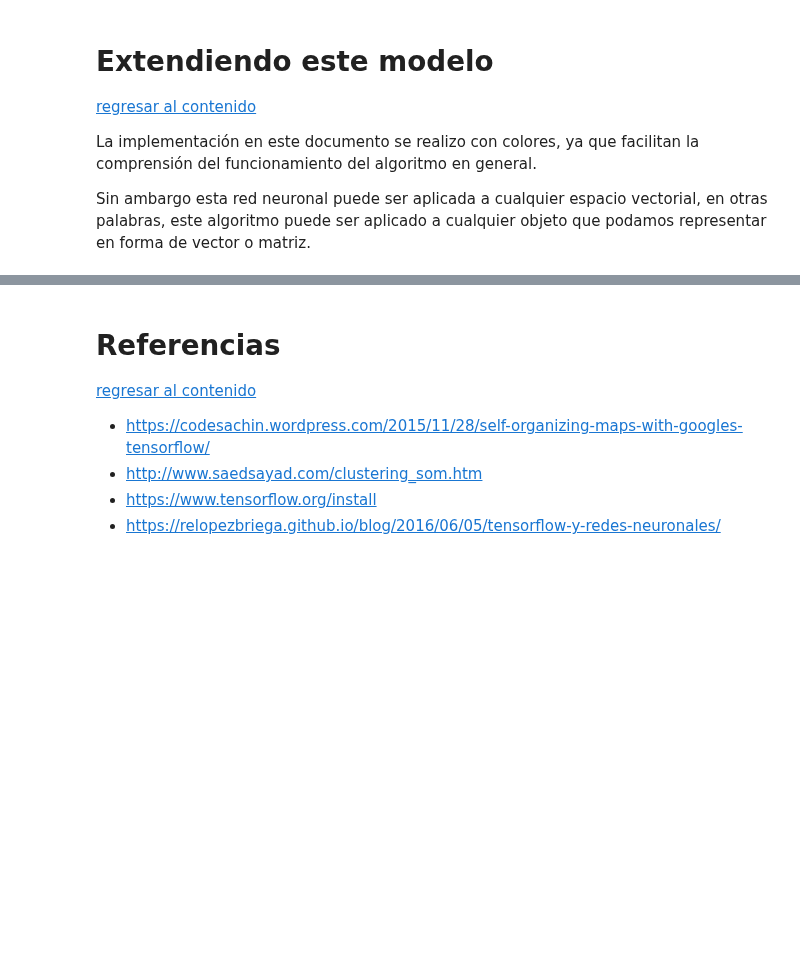
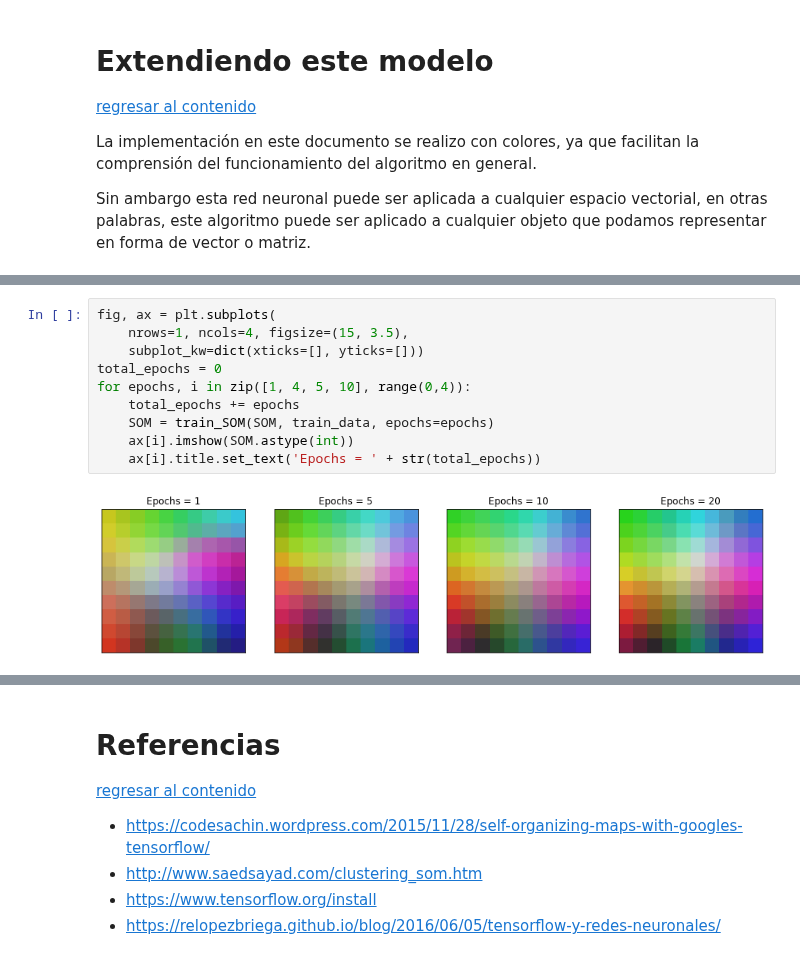
Before and after one commit to jugernaut/MACTI-analisisnumerico, a Jupyter notebook: 03_SistemasLineales/02_NormasInducidasAplicaciones/teacher/02_NormasInducidasAplicaciones.ipynb, the cells around one changed output, grey strips where cells are left out. Drawn from its saved outputs; the diff is of its cells as text; blank space fills up the shorter version.

```diff
--- a/03_SistemasLineales/02_NormasInducidasAplicaciones/teacher/02_NormasInducidasAplicaciones.ipynb
+++ b/03_SistemasLineales/02_NormasInducidasAplicaciones/teacher/02_NormasInducidasAplicaciones.ipynb
@@ -542,0 +591,12 @@ Respecto a la clasificación de imágenes, una imagen finalmente es un **mapa de
+# %%
+fig, ax = plt.subplots(
+    nrows=1, ncols=4, figsize=(15, 3.5),
+    subplot_kw=dict(xticks=[], yticks=[]))
+total_epochs = 0
+for epochs, i in zip([1, 4, 5, 10], range(0,4)):
+    total_epochs += epochs
+    SOM = train_SOM(SOM, train_data, epochs=epochs)
+    ax[i].imshow(SOM.astype(int))
+    ax[i].title.set_text('Epochs = ' + str(total_epochs))
+# %% [output]
+[figure, added]
```
Also changed, not shown: parts of 9 cells of this notebook.
